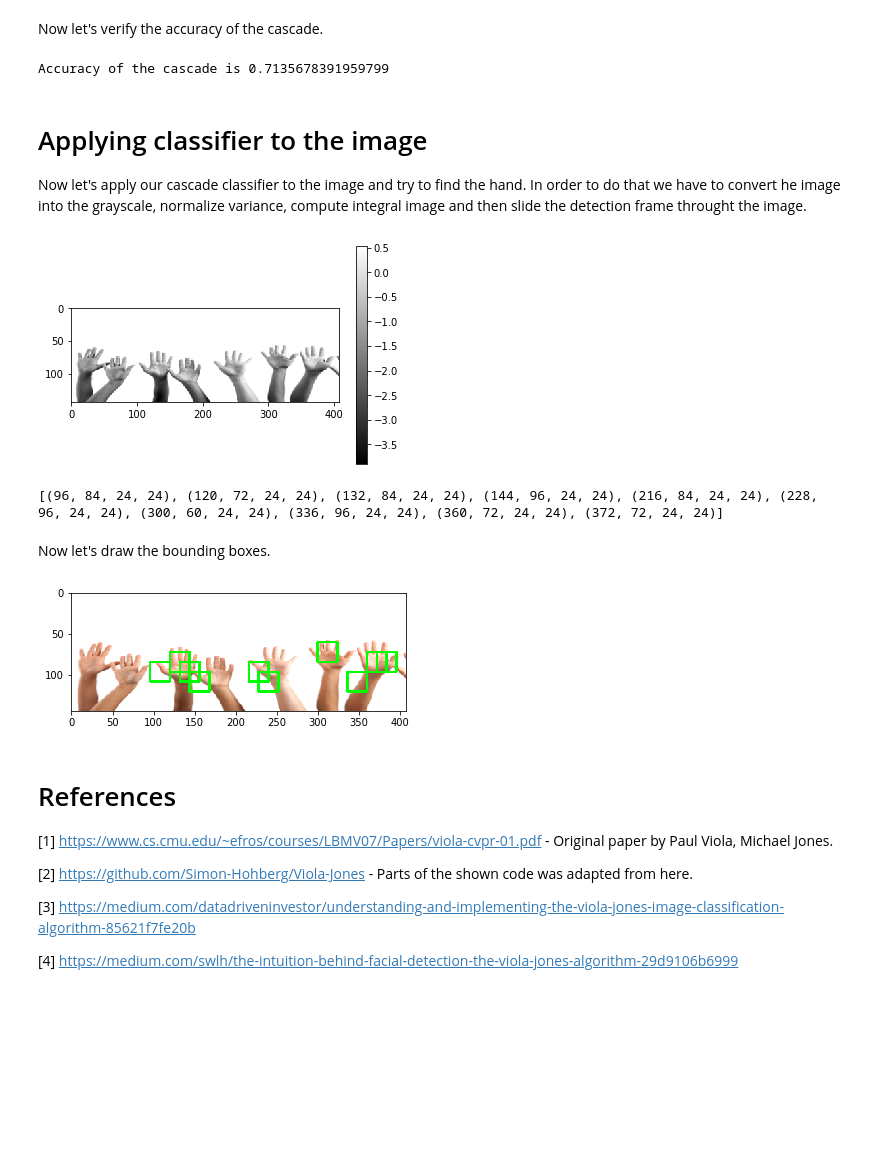
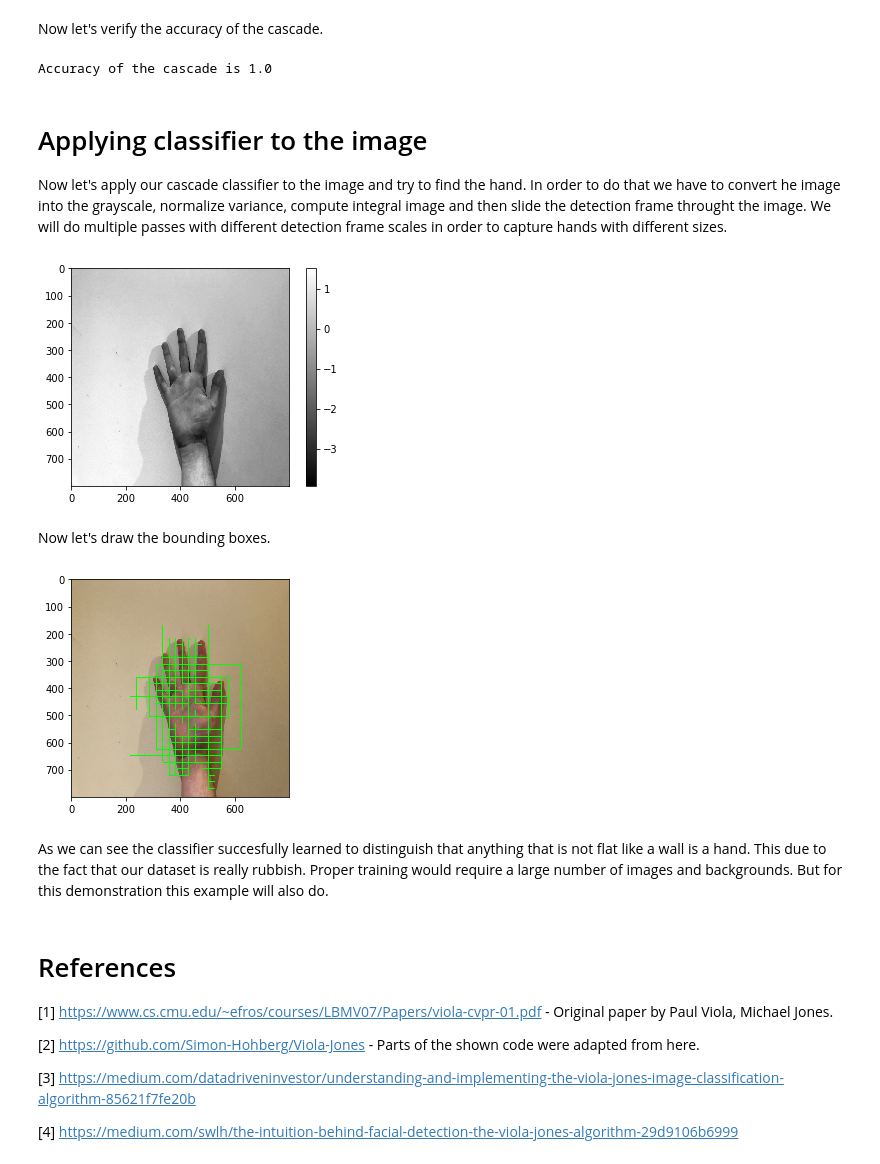
Before and after one commit to Bill2462/Viola-Jones, a Jupyter notebook: Hand Detection Using Viola Jones Algorithm.ipynb, the cells around one changed output. Cells and saved outputs as stored; diff of their text form; code cells hidden in the pictures; blank space fills up the shorter version.

```diff
--- a/Hand Detection Using Viola Jones Algorithm.ipynb
+++ b/Hand Detection Using Viola Jones Algorithm.ipynb
@@ -572,44 +651,29 @@ cascade = Cascade(strongClassifiers)
 # %% [markdown]
 Now let's verify the accuracy of the cascade.
 # %%
+cascade = Cascade(trainedClassifiers)
+dataset.split()
 print("Accuracy of the cascade is " + str(testAccuracy(dataset.testDataset, cascade)))
 # %% [output]
-Accuracy of the cascade is 0.7135678391959799
+Accuracy of the cascade is 1.0
 # %% [markdown]
 # Applying classifier to the image
 
 Now let's apply our cascade classifier to the image and try to find the hand.
-In order to do that we have to convert he image into the grayscale, normalize variance, compute integral image and then slide the detection frame throught the image.
+In order to do that we have to convert he image into the grayscale, normalize variance, compute integral image and then slide the detection frame throught the image. We will do multiple passes with different detection frame scales in order to capture hands with different sizes.
 # %%
 from ViolaJones.dataset import normalize
 import matplotlib.pyplot as plt
 
 exampleImage = cv2.imread('testMagic.jpg')
 exampleImage = cv2.cvtColor(exampleImage, cv2.COLOR_BGR2GRAY)
 
-#let's resize the image so classifier will be easier to apply
-exampleImage = cv2.resize(exampleImage, (408, 144), interpolation = cv2.INTER_AREA)
+exampleImage = cv2.resize(exampleImage, (800, 800), interpolation=cv2.INTER_AREA)
+height, width = exampleImage.shape[:2]
+
 exampleImage = normalize([exampleImage])[0]
 plt.imshow(exampleImage ,cmap='gray')
 plt.colorbar()
 plt.show()
 # %% [output]
-[figure, old version]
+[figure, new version]
-# %%
-exampleImageInt = IntegralImage(exampleImage)
-boundingBoxes = []
-x = 0
-y = 0
-
-step = 12
-while x<(408-24):
-    while y<(144-24):
-        if cascade.classify(exampleImageInt, x, y) == True:
-            boundingBoxes.append((x, y, 24, 24))
-        y += step
-
-    y = 0
-    x += step
-print(boundingBoxes)
-# %% [output]
-[(96, 84, 24, 24), (120, 72, 24, 24), (132, 84, 24, 24), (144, 96, 24, 24), (216, 84, 24, 24), (228, 96, 24, 24), (300, 60, 24, 24), (336, 96, 24, 24), (360, 72, 24, 24), (372, 72, 24, 24)]
@@ -616,23 +707,26 @@ print(boundingBoxes)
 # %% [markdown]
 Now let's draw the bounding boxes.
 # %%
-exampleImage = cv2.imread('testMagic.jpg') # load example image once again so we get the color
-exampleImage = cv2.cvtColor(exampleImage, cv2.COLOR_BGR2RGB)
-exampleImage = cv2.resize(exampleImage, (408, 144), interpolation = cv2.INTER_AREA)
+dispImage = cv2.imread('testMagic.jpg') # load example image once again so we get the color
+dispImage = cv2.cvtColor(dispImage, cv2.COLOR_BGR2RGB)
+dispImage = cv2.resize(dispImage, (800, 800), interpolation = cv2.INTER_AREA)
 
 for box in boundingBoxes:
-      cv2.rectangle(exampleImage, (box[0], box[1]), (box[0] + box[2], box[1] + box[3]), (0, 255, 0), 2)
+      cv2.rectangle(dispImage, (box[0], box[1]), (box[0] + box[2], box[1] + box[3]), (0, 255, 0), 2)
 
-plt.imshow(exampleImage ,cmap='gray')
+plt.imshow(dispImage)
 plt.show()
 # %% [output]
-[figure, old version]
+[figure, new version]
+# %% [markdown]
+As we can see the classifier succesfully learned to distinguish that anything that is not flat like a wall is a hand.
+This due to the fact that our dataset is really rubbish. Proper training would require a large number of images and backgrounds. But for this demonstration this example will also do.
 # %% [markdown]
 # References
 
 [1] https://www.cs.cmu.edu/~efros/courses/LBMV07/Papers/viola-cvpr-01.pdf - Original paper by Paul Viola, Michael Jones.
 
-[2] https://github.com/Simon-Hohberg/Viola-Jones - Parts of the shown code was adapted from here.
+[2] https://github.com/Simon-Hohberg/Viola-Jones - Parts of the shown code were adapted from here.
 
 [3] https://medium.com/datadriveninvestor/understanding-and-implementing-the-viola-jones-image-classification-algorithm-85621f7fe20b
 
```
Also changed, not shown: parts of 26 cells of this notebook, 58 other files.
